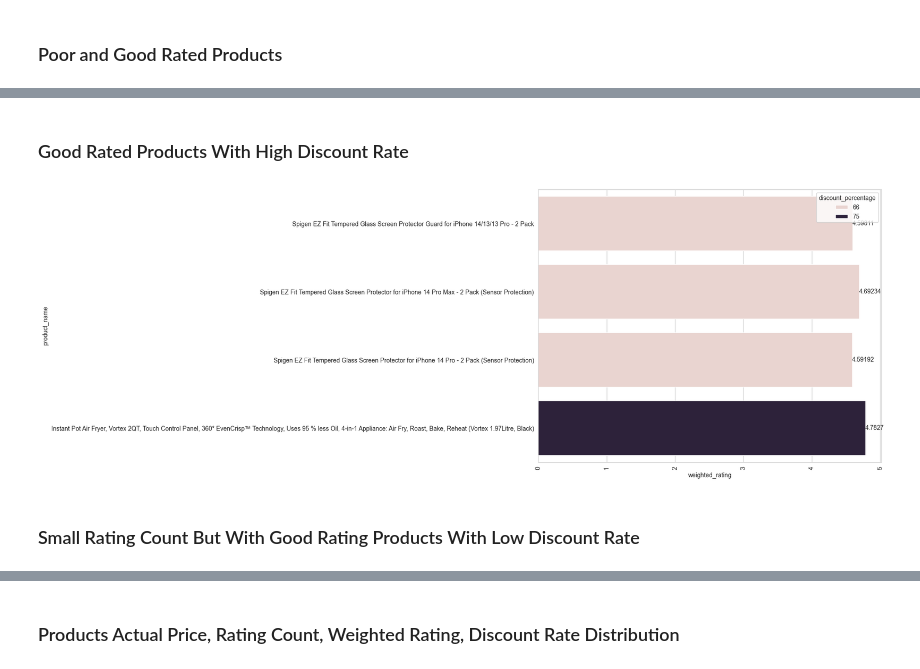
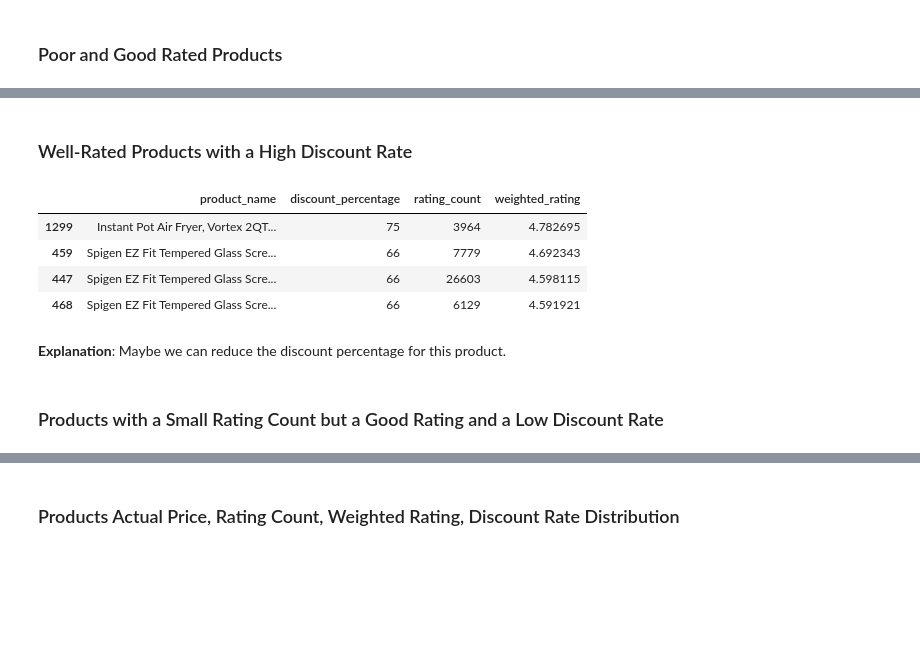
Before and after one commit to ParsaDEV15/Analysis-Projects, a Jupyter notebook: AmazonAnalysis/AmazonAnalysis.ipynb, the cells around one changed output, grey strips where cells are left out. Cells and saved outputs as stored; diff of their text form; code cells hidden in the pictures; blank space fills up the shorter version.

```diff
--- a/AmazonAnalysis/AmazonAnalysis.ipynb
+++ b/AmazonAnalysis/AmazonAnalysis.ipynb
@@ -191,19 +195,17 @@ plt.show()
 # %% [markdown]
-### Good Rated Products With High Discount Rate
+### Well-Rated Products with a High Discount Rate
 # %%
-high_discount_rate = df[(df['discount_percentage'] >= 60) & (df['rating_label'] == 'Good Rated')][['product_name', 'discount_percentage', 'weighted_rating']]
-
-plt.figure(figsize=(10,8))
-ax = sns.barplot(x='weighted_rating', y='product_name', hue='discount_percentage', data=high_discount_rate)
-
-for i in ax.containers:
-    ax.bar_label(i, fontsize=10)
-
-plt.xticks(rotation=90)
-plt.show()
+high_discount_rate = df[(df['discount_percentage'] >= 60) & (df['rating_label'] == 'Good Rated')][['product_name', 'discount_percentage', 'rating_count', 'weighted_rating']]
+high_discount_rate.sort_values(by='weighted_rating', ascending=False)
 # %% [output]
-[figure, removed]
+|  | product_name | discount_percentage | rating_count | weighted_rating |
+| 1299 | Instant Pot Air Fryer, Vortex 2QT... | 75 | 3964 | 4.782695 |
+| 459 | Spigen EZ Fit Tempered Glass Scre... | 66 | 7779 | 4.692343 |
+| 447 | Spigen EZ Fit Tempered Glass Scre... | 66 | 26603 | 4.598115 |
+| 468 | Spigen EZ Fit Tempered Glass Scre... | 66 | 6129 | 4.591921 |
+# %% [markdown]
+__Explanation__: Maybe we can reduce the discount percentage for this product.
 # %% [markdown]
-### Small Rating Count But With Good Rating Products With Low Discount Rate
+### Products with a Small Rating Count but a Good Rating and a Low Discount Rate
 # %%
 low_discount_rate = df[(df['discount_percentage'] <= 30) & (df['rating'] >= 4) & (df['rating_count'] <= m)][['product_name', 'discount_percentage', 'rating', 'rating_count']]
```
Also changed, not shown: parts of 16 cells of this notebook.
